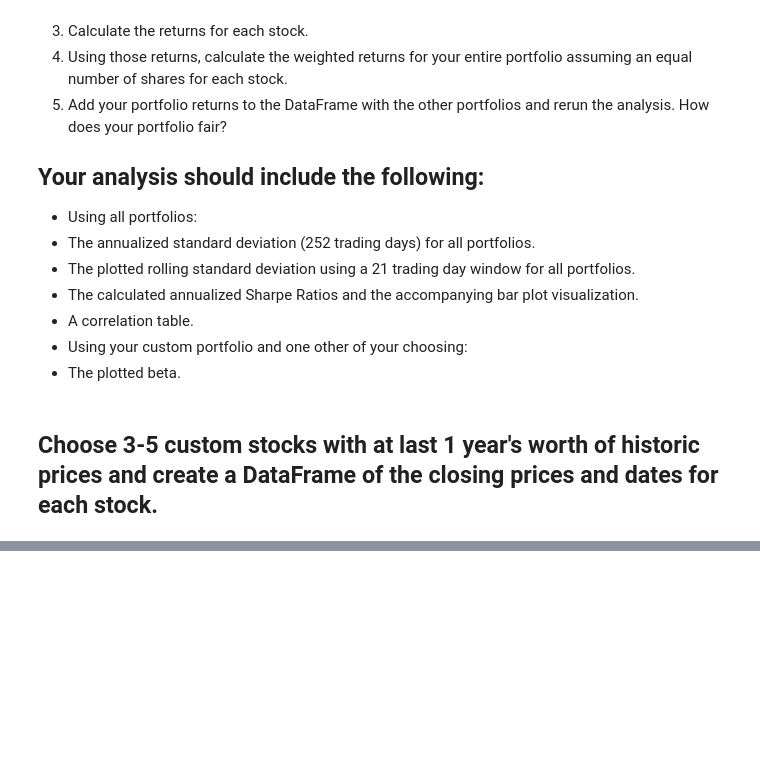
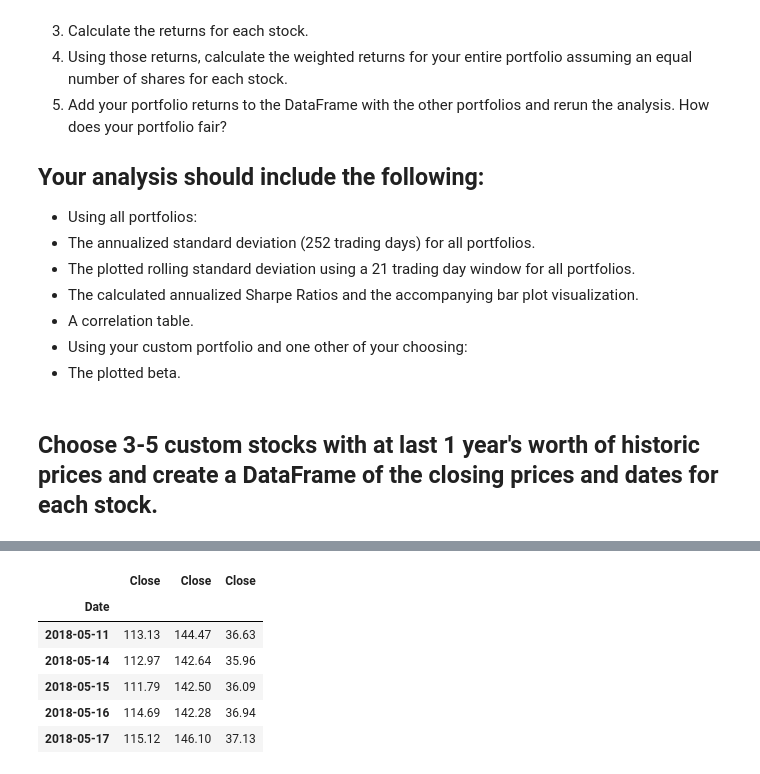
Before and after one commit to ameghani10/Whale_Analysis, a Jupyter notebook: whale_analysis.ipynb, the cells around one changed output, grey strips where cells are left out. Cells and saved outputs as stored; diff of their text form; code cells hidden in the pictures; blank space fills up the shorter version.

```diff
--- a/whale_analysis.ipynb
+++ b/whale_analysis.ipynb
@@ -325,0 +324,7 @@ In this section, you will build your own portfolio of stocks, calculate the retu
+# %%
+# Read the first stock
+adidas_historical_csv = Path("Resources/adidas_historical.csv")
+adidas_historical_df = pd.read_csv(adidas_historical_csv, index_col = "Date", infer_datetime_format = True, parse_dates = True)
+adidas_historical_df = adidas_historical_df.sort_index()
+adidas_historical_df.index = adidas_historical_df.index.strftime("%Y-%m-%d")
+adidas_historical_df.head()
@@ -325,0 +339,7 @@ In this section, you will build your own portfolio of stocks, calculate the retu
+# %%
+# Read the second stock
+shopify_historical_csv = Path("Resources/shopify_historical.csv")
+shopify_historical_df = pd.read_csv(shopify_historical_csv, index_col = "Date", infer_datetime_format = True, parse_dates = True)
+shopify_historical_df = shopify_historical_df.sort_index()
+shopify_historical_df.index = shopify_historical_df.index.strftime("%Y-%m-%d")
+shopify_historical_df.head()
@@ -325,0 +354,7 @@ In this section, you will build your own portfolio of stocks, calculate the retu
+# %%
+# Read the third stock
+spirit_historical_csv = Path("Resources/spirit_historical.csv")
+spirit_historical_df = pd.read_csv(spirit_historical_csv, index_col = "Date", infer_datetime_format = True, parse_dates = True)
+spirit_historical_df = spirit_historical_df.sort_index()
+spirit_historical_df.index = spirit_historical_df.index.strftime("%Y-%m-%d")
+spirit_historical_df.head()
@@ -325,0 +369,12 @@ In this section, you will build your own portfolio of stocks, calculate the retu
+# %%
+# Concatenate all stocks into a single DataFrame
+custom_combined_df = pd.concat([adidas_historical_df, shopify_historical_df, spirit_historical_df], axis = "columns", join = "inner")
+custom_combined_df.head()
+# %% [output]
+|  | Close | Close | Close |
+| Date |  |  |  |
+| 2018-05-11 | 113.13 | 144.47 | 36.63 |
+| 2018-05-14 | 112.97 | 142.64 | 35.96 |
+| 2018-05-15 | 111.79 | 142.50 | 36.09 |
+| 2018-05-16 | 114.69 | 142.28 | 36.94 |
+| 2018-05-17 | 115.12 | 146.10 | 37.13 |
```
Also changed, not shown: parts of 12 cells of this notebook, 1 other file.
